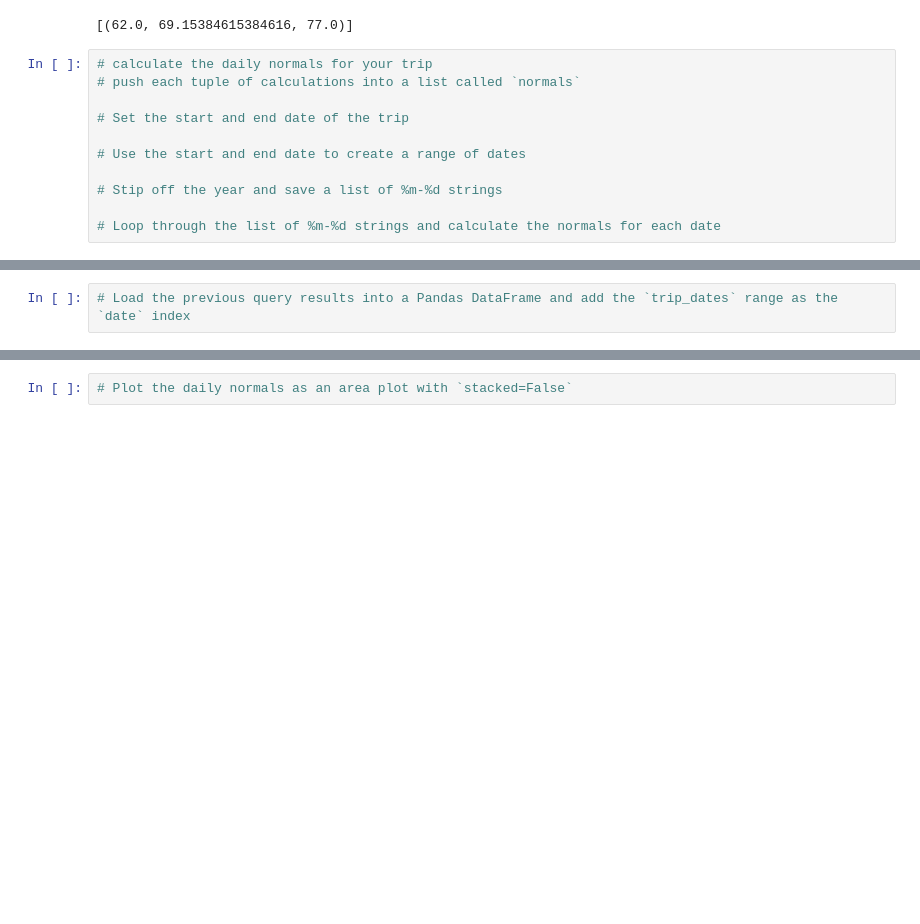
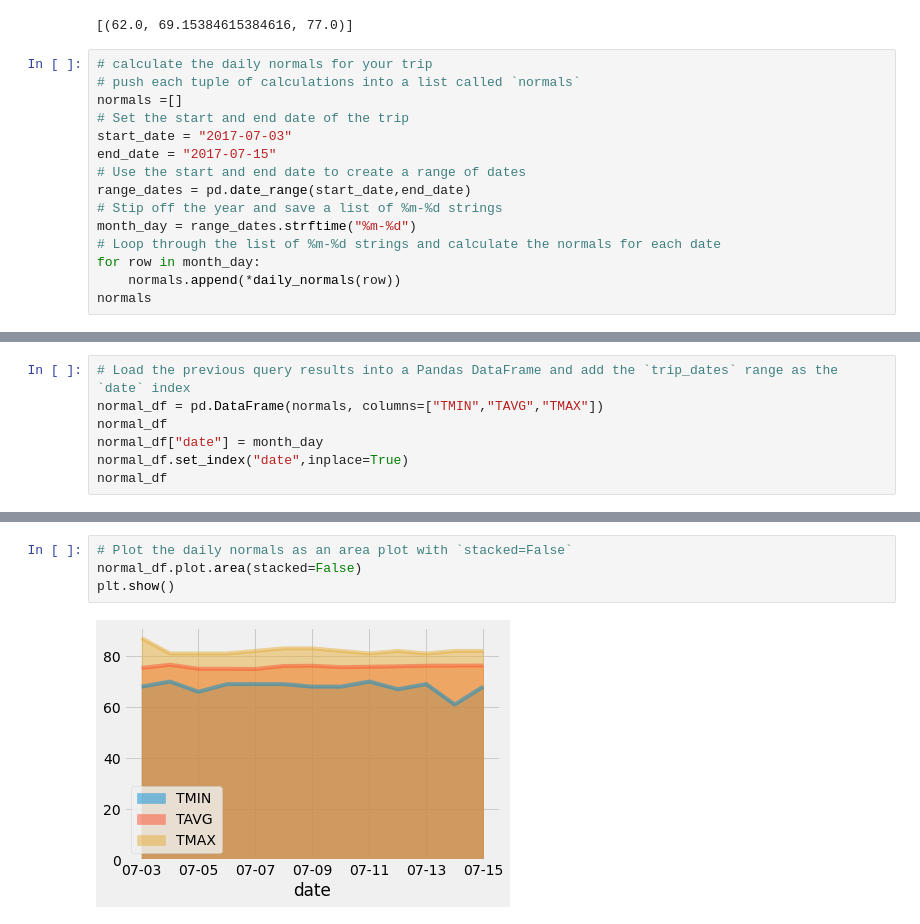
Before and after one commit to aspivak5/sqlalchemy-challenge, a Jupyter notebook: climate_starter.ipynb, the cells around one changed output, grey strips where cells are left out. Drawn from its saved outputs; the diff is of its cells as text; blank space fills up the shorter version.

```diff
--- a/climate_starter.ipynb
+++ b/climate_starter.ipynb
@@ -337,11 +337,15 @@ daily_normals("01-01")
 # %%
 # calculate the daily normals for your trip
 # push each tuple of calculations into a list called `normals`
-
+normals =[]
 # Set the start and end date of the trip
-
+start_date = "2017-07-03"
+end_date = "2017-07-15"
 # Use the start and end date to create a range of dates
-
+range_dates = pd.date_range(start_date,end_date)
 # Stip off the year and save a list of %m-%d strings
-
+month_day = range_dates.strftime("%m-%d")
 # Loop through the list of %m-%d strings and calculate the normals for each date
+for row in month_day:
+    normals.append(*daily_normals(row))
+normals
@@ -348,2 +366,7 @@ daily_normals("01-01")
 # %%
 # Load the previous query results into a Pandas DataFrame and add the `trip_dates` range as the `date` index
+normal_df = pd.DataFrame(normals, columns=["TMIN","TAVG","TMAX"])
+normal_df
+normal_df["date"] = month_day
+normal_df.set_index("date",inplace=True)
+normal_df
@@ -350,2 +389,6 @@ daily_normals("01-01")
 # %%
 # Plot the daily normals as an area plot with `stacked=False`
+normal_df.plot.area(stacked=False)
+plt.show()
+# %% [output]
+[figure, added]
```
Also changed, not shown: parts of 2 cells of this notebook.
